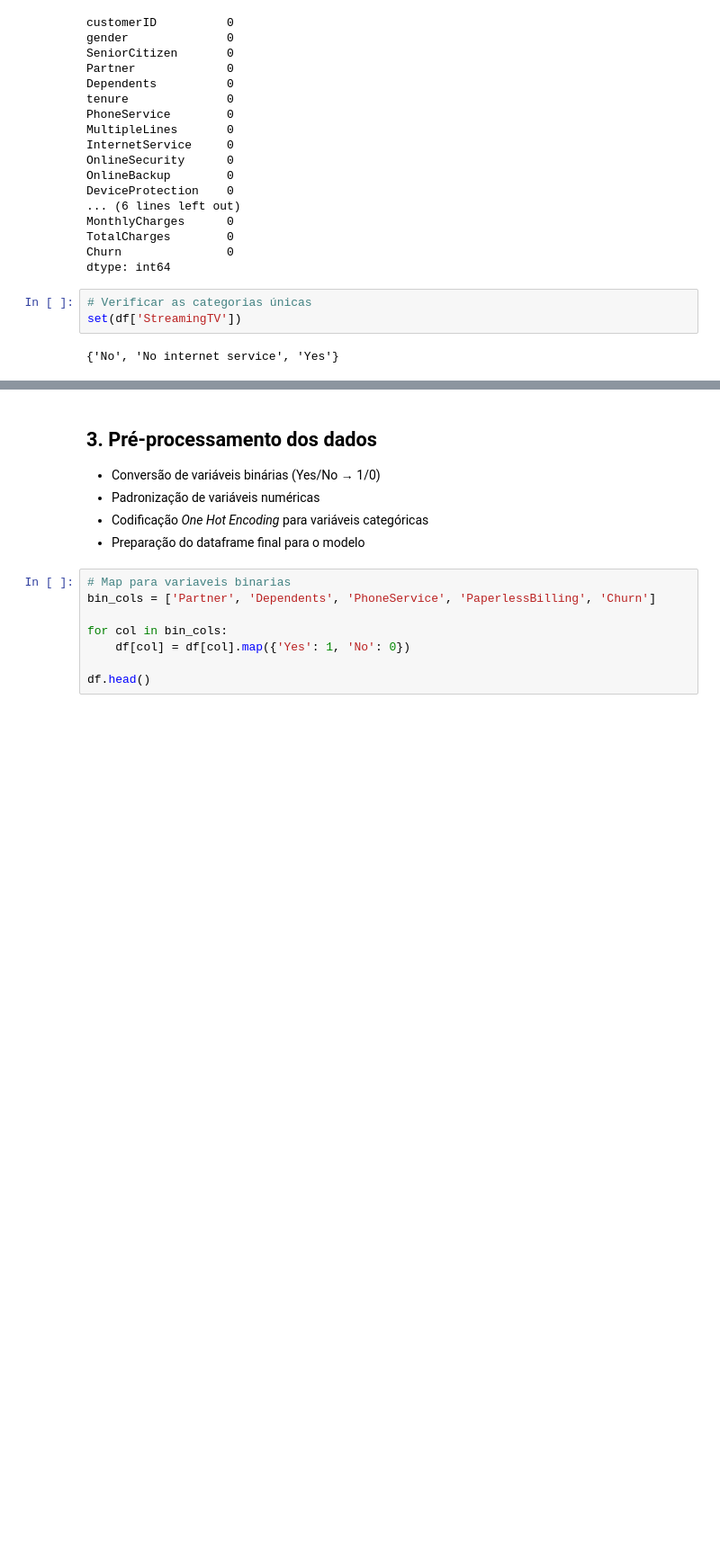
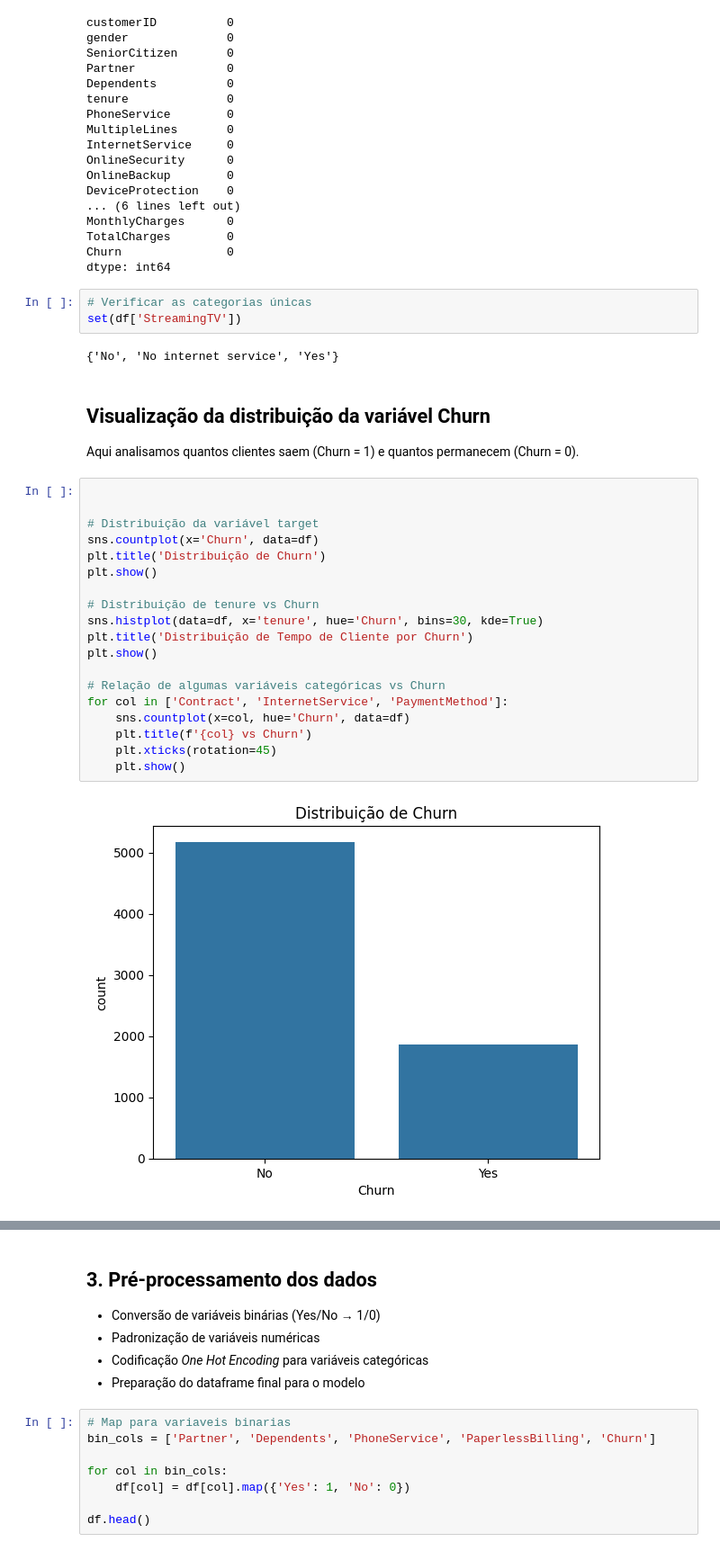
Before and after one commit to ksantanac/churn-ml-model, a Jupyter notebook: src/RandomForest/telecom_predict_forest.ipynb, the cells around one changed output, grey strips where cells are left out. Shown at 90% size. Drawn from its saved outputs; the diff is of its cells as text; blank space fills up the shorter version.

```diff
--- a/src/RandomForest/telecom_predict_forest.ipynb
+++ b/src/RandomForest/telecom_predict_forest.ipynb
@@ -78,3 +85,27 @@ dtype: int64
 set(df['StreamingTV'])
 # %% [output]
 {'No', 'No internet service', 'Yes'}
+# %% [markdown]
+## Visualização da distribuição da variável Churn
+Aqui analisamos quantos clientes saem (Churn = 1) e quantos permanecem (Churn = 0).
+# %%
+
+
+# Distribuição da variável target
+sns.countplot(x='Churn', data=df)
+plt.title('Distribuição de Churn')
+plt.show()
+
+# Distribuição de tenure vs Churn
+sns.histplot(data=df, x='tenure', hue='Churn', bins=30, kde=True)
+plt.title('Distribuição de Tempo de Cliente por Churn')
+plt.show()
+
+# Relação de algumas variáveis categóricas vs Churn
+for col in ['Contract', 'InternetService', 'PaymentMethod']:
+    sns.countplot(x=col, hue='Churn', data=df)
+    plt.title(f'{col} vs Churn')
+    plt.xticks(rotation=45)
+    plt.show()
+# %% [output]
+[figure, added]
```
Also changed, not shown: parts of 14 cells of this notebook.
